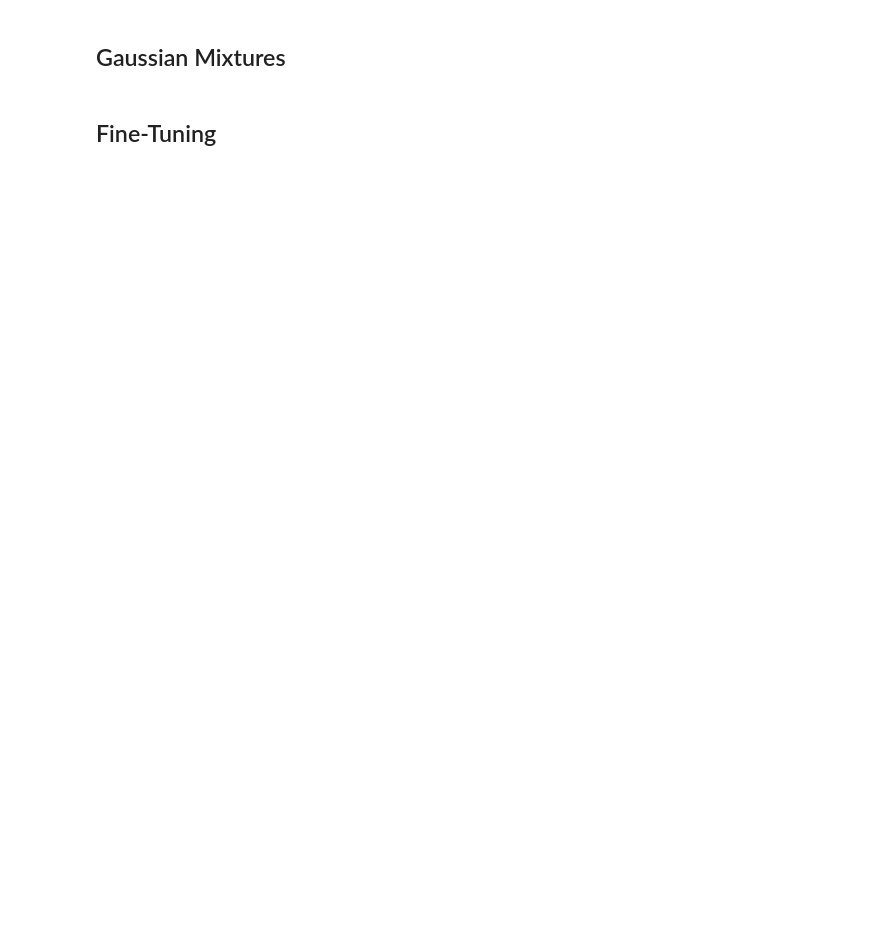
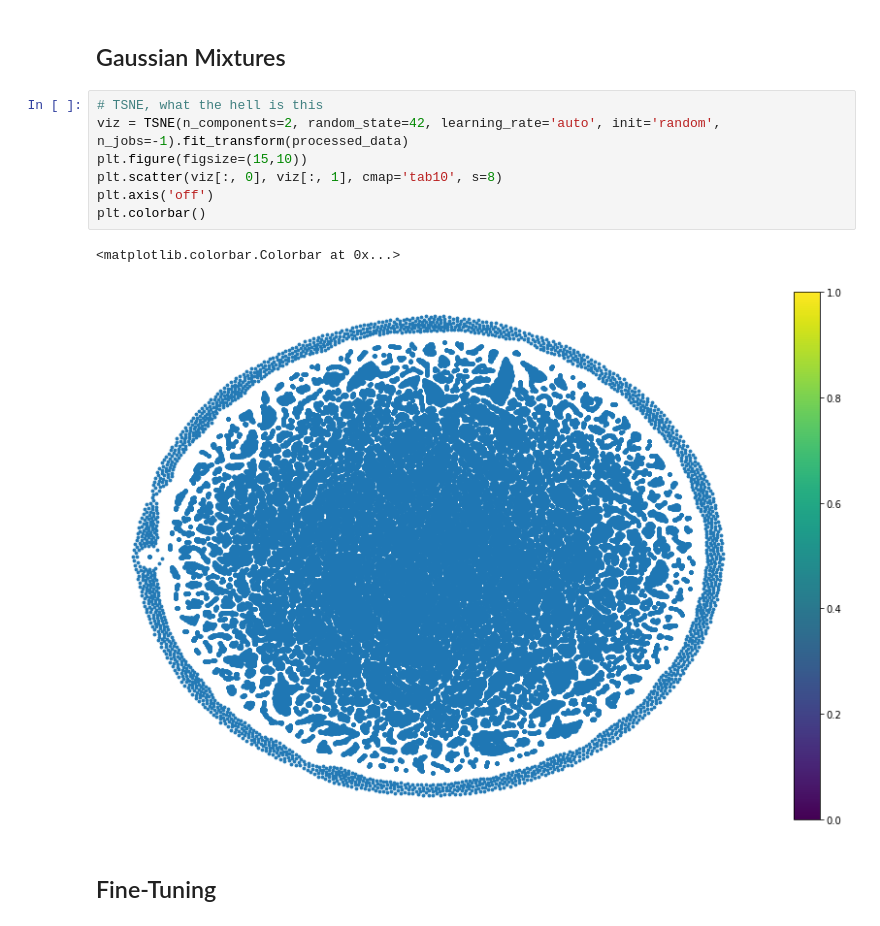
Before and after one commit to cojitamboe15/LACrimeDataML, a Jupyter notebook: LACrimeML.ipynb, the cells around one changed output. Cells and saved outputs as stored; diff of their text form; blank space fills up the shorter version.

```diff
--- a/LACrimeML.ipynb
+++ b/LACrimeML.ipynb
@@ -770,6 +863,16 @@ silhouettes
 # %% [markdown]
 Gaussian Mixtures
 ---------
+# %%
+# TSNE, what the hell is this
+viz = TSNE(n_components=2, random_state=42, learning_rate='auto', init='random', n_jobs=-1).fit_transform(processed_data)
+plt.figure(figsize=(15,10))
+plt.scatter(viz[:, 0], viz[:, 1], cmap='tab10', s=8)
+plt.axis('off')
+plt.colorbar()
+# %% [output]
+<matplotlib.colorbar.Colorbar at 0x...>
+[figure, added]
 # %% [markdown]
 Fine-Tuning
 -------
```
Also changed, not shown: parts of 16 cells of this notebook.
